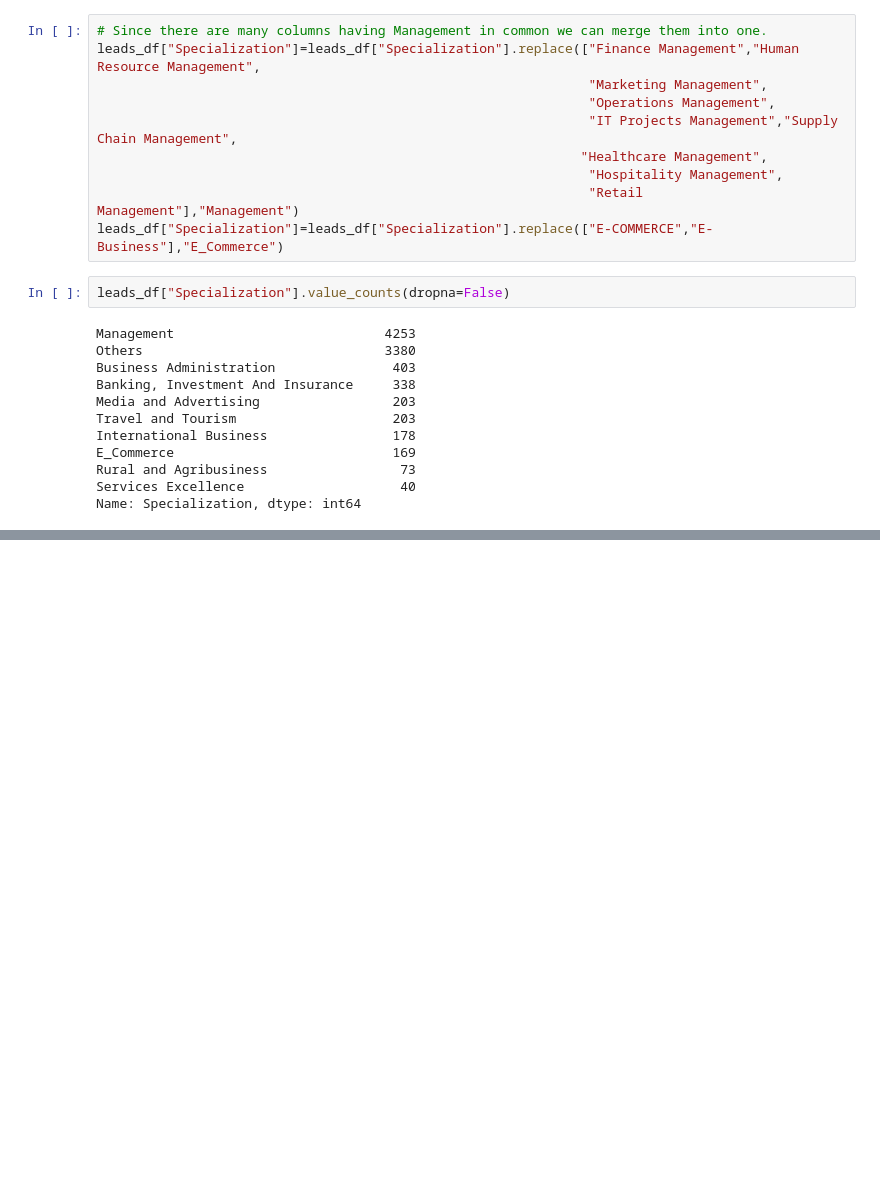
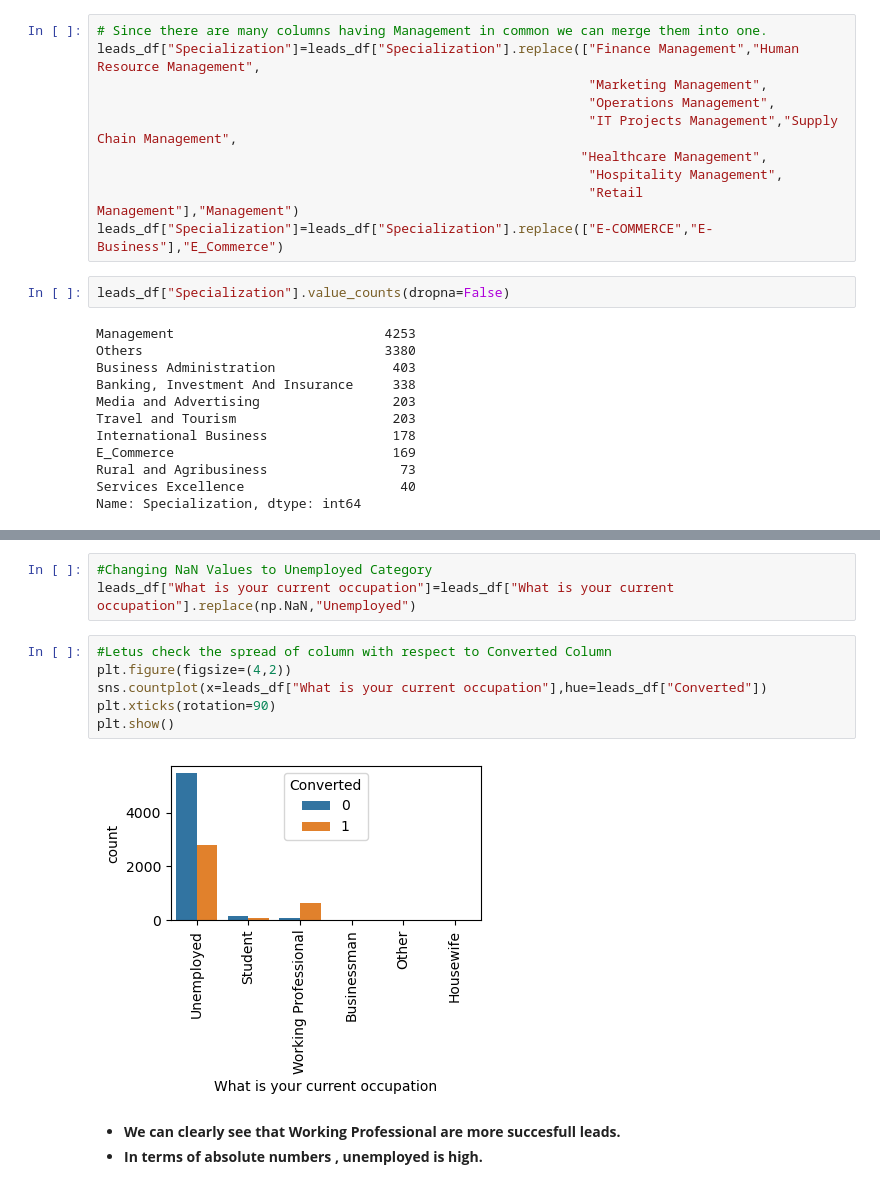
Before and after one commit to charudavis/UpGrad_CaseStudy_Lead, a Jupyter notebook: Lead_Score_Model.ipynb, the cells around one changed output, grey strips where cells are left out. Drawn from its saved outputs; the diff is of its cells as text; blank space fills up the shorter version.

```diff
--- a/Lead_Score_Model.ipynb
+++ b/Lead_Score_Model.ipynb
@@ -519,0 +505,14 @@ Name: What is your current occupation, dtype: int64
+# %%
+#Changing NaN Values to Unemployed Category
+leads_df["What is your current occupation"]=leads_df["What is your current occupation"].replace(np.NaN,"Unemployed")
+# %%
+#Letus check the spread of column with respect to Converted Column
+plt.figure(figsize=(4,2))
+sns.countplot(x=leads_df["What is your current occupation"],hue=leads_df["Converted"])
+plt.xticks(rotation=90)
+plt.show()
+# %% [output]
+[figure, added]
+# %% [markdown]
+- **We can clearly see that Working Professional are more succesfull leads.**
+- **In terms of absolute numbers , unemployed is high.**
```
Also changed, not shown: parts of 70 cells of this notebook.
